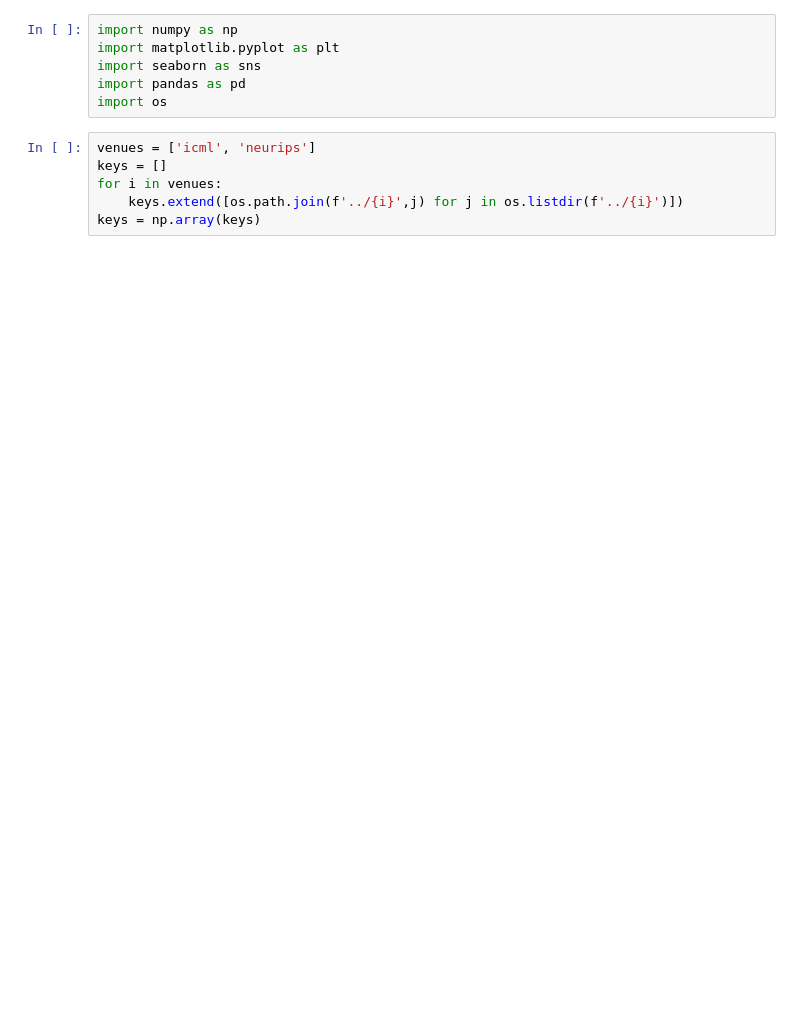
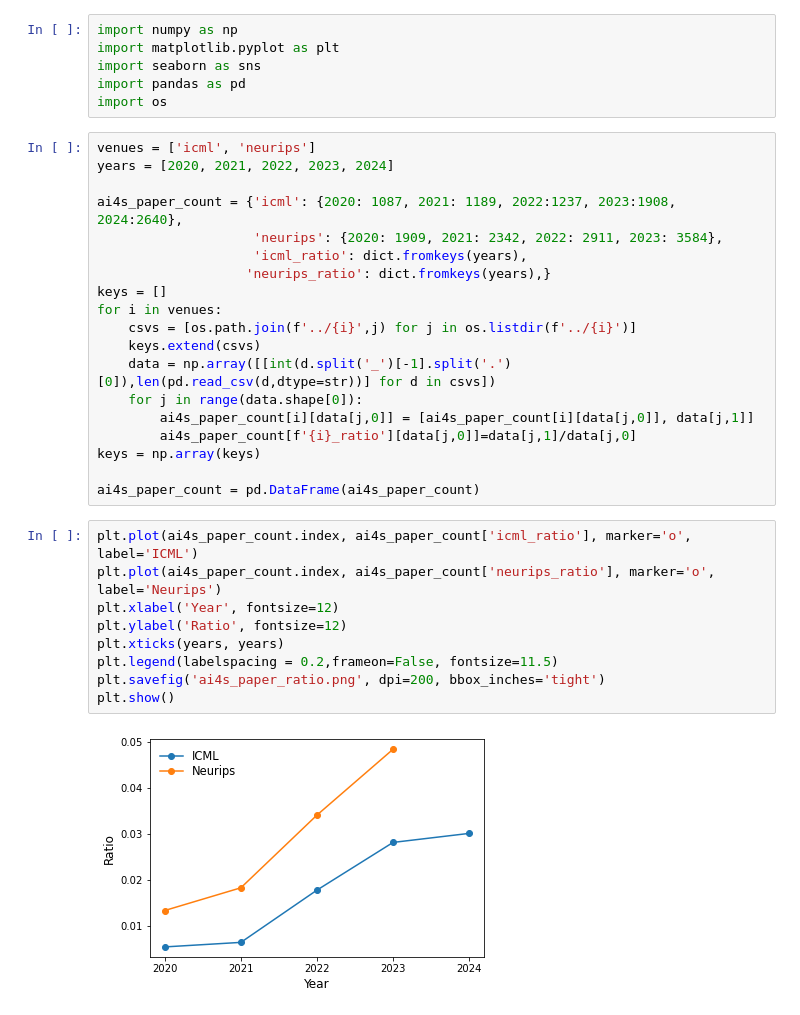
Before and after one commit to sherrylixuecheng/AI_for_Science_paper_collection, a Jupyter notebook: src/analysis.ipynb, the cells around one changed output. Cells and saved outputs as stored; diff of their text form; blank space fills up the shorter version.

Commit message:
update figures

```diff
--- a/src/analysis.ipynb
+++ b/src/analysis.ipynb
@@ -6,8 +6,32 @@ import pandas as pd
 import os
 # %%
 venues = ['icml', 'neurips']
+years = [2020, 2021, 2022, 2023, 2024]
+
+ai4s_paper_count = {'icml': {2020: 1087, 2021: 1189, 2022:1237, 2023:1908, 2024:2640},
+                    'neurips': {2020: 1909, 2021: 2342, 2022: 2911, 2023: 3584},
+                    'icml_ratio': dict.fromkeys(years),
+                   'neurips_ratio': dict.fromkeys(years),}
 keys = []
 for i in venues:
-    keys.extend([os.path.join(f'../{i}',j) for j in os.listdir(f'../{i}')])
+    csvs = [os.path.join(f'../{i}',j) for j in os.listdir(f'../{i}')]
+    keys.extend(csvs)
+    data = np.array([[int(d.split('_')[-1].split('.')[0]),len(pd.read_csv(d,dtype=str))] for d in csvs])
+    for j in range(data.shape[0]):
+        ai4s_paper_count[i][data[j,0]] = [ai4s_paper_count[i][data[j,0]], data[j,1]]
+        ai4s_paper_count[f'{i}_ratio'][data[j,0]]=data[j,1]/data[j,0]
 keys = np.array(keys)
+
+ai4s_paper_count = pd.DataFrame(ai4s_paper_count)
+# %%
+plt.plot(ai4s_paper_count.index, ai4s_paper_count['icml_ratio'], marker='o', label='ICML')
+plt.plot(ai4s_paper_count.index, ai4s_paper_count['neurips_ratio'], marker='o', label='Neurips')
+plt.xlabel('Year', fontsize=12)
+plt.ylabel('Ratio', fontsize=12)
+plt.xticks(years, years)
+plt.legend(labelspacing = 0.2,frameon=False, fontsize=11.5)
+plt.savefig('ai4s_paper_ratio.png', dpi=200, bbox_inches='tight')
+plt.show()
+# %% [output]
+[figure, added]
 # %%
```
Also changed, not shown: parts of 2 cells of this notebook, 2 other files.
